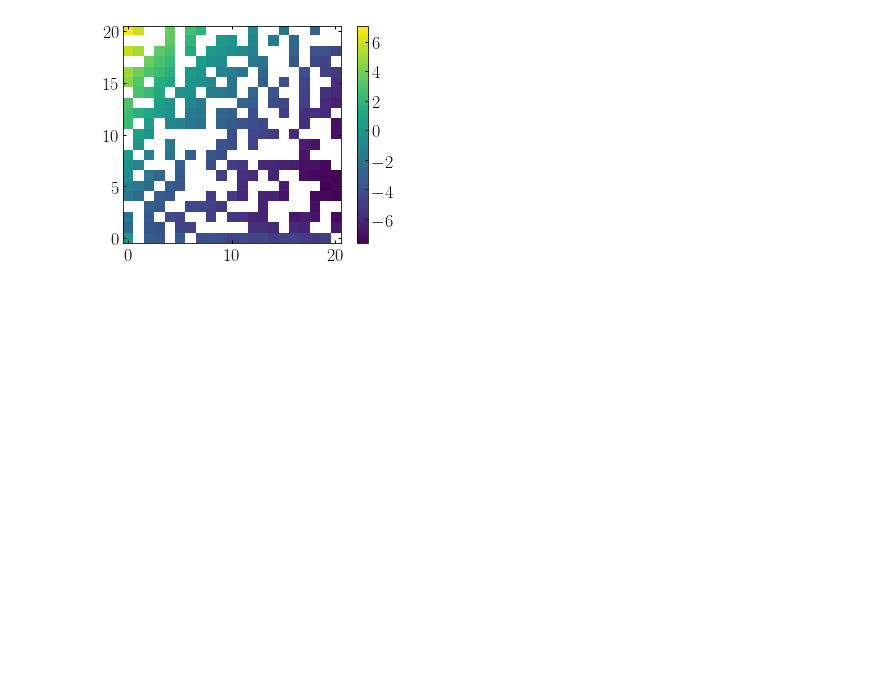
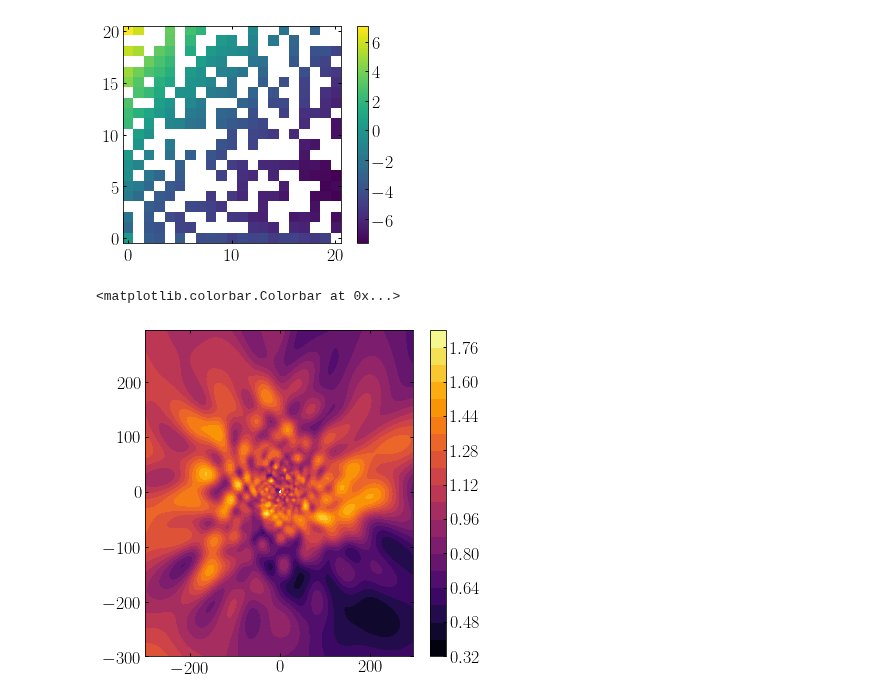
Before and after one commit to jngaravitoc/MW-LMC-SCF, a Jupyter notebook: code/BFE_coeff_noise.ipynb, the cells around one changed output. Cells and saved outputs as stored; diff of their text form; code cells hidden in the pictures; blank space fills up the shorter version.

```diff
--- a/code/BFE_coeff_noise.ipynb
+++ b/code/BFE_coeff_noise.ipynb
@@ -230,6 +247,19 @@ rho_mwlmc_all= biff.density(np.ascontiguousarray(np.array([np.zeros(len(y_grid.f
                                                             y_grid.flatten(),
                                                             z_grid.flatten()]).T),
                            S_mean, T_mean, M=1, r_s=40.85)
+# %%
+S_mean_0 = np.zeros(shape(S_mean))
+T_mean_0 = np.zeros(shape(T_mean))
+S_mean_0[0,0,0] = S_mean[0,0,0]
+
+S_mean_opt_0 = np.zeros(shape(S_mean))
+T_mean_opt_0 = np.zeros(shape(T_mean))
+S_mean_opt_0[0,0,0] = S_opt[0,0,0]
+# %%
+rho_mwlmc_base= biff.density(np.ascontiguousarray(np.array([np.zeros(len(y_grid.flatten())),
+                                                            y_grid.flatten(),
+                                                            z_grid.flatten()]).T),
+                           S_mean_0, T_mean_0, M=1, r_s=40.85)
 # %%
 rho_mwlmc_opt= biff.density(np.ascontiguousarray(np.array([np.zeros(len(y_grid.flatten())),
                                                             y_grid.flatten(),
@@ -237,0 +273,8 @@ rho_mwlmc_opt= biff.density(np.ascontiguousarray(np.array([np.zeros(len(y_grid.f
+# %%
+figsize(6,6)
+contourf(y_grid, z_grid, (np.abs(rho_mwlmc_all/rho_mwlmc_base)).reshape(120, 120), 20,
+         origin='lower', cmap='inferno')
+colorbar()
+# %% [output]
+<matplotlib.colorbar.Colorbar at 0x...>
+[figure, added]
```
Also changed, not shown: parts of 16 cells of this notebook.
